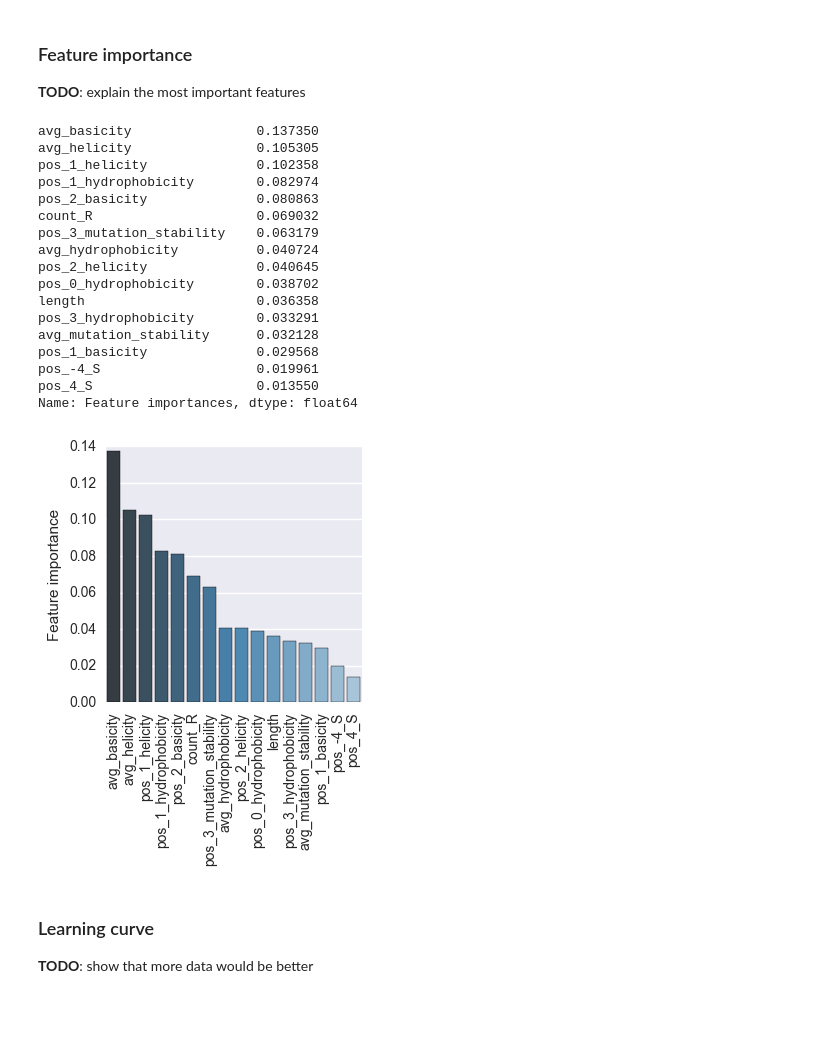
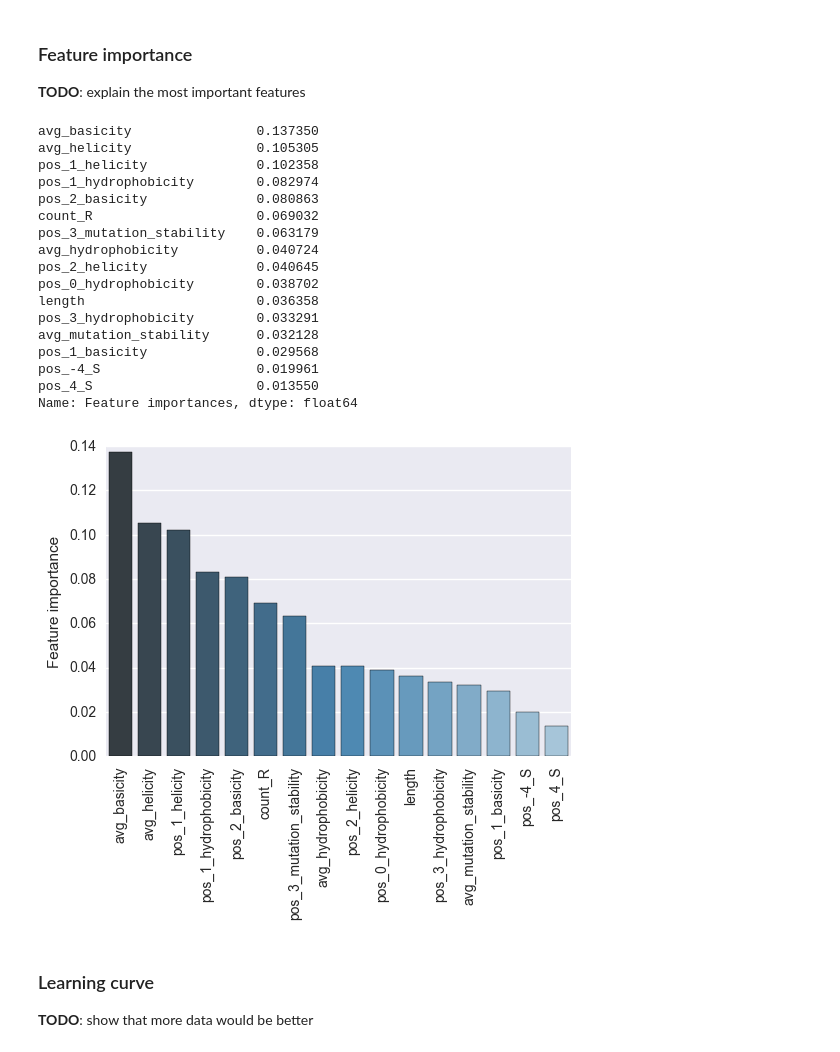
Before and after one commit to bittremieux/TCR-Classifier, a Jupyter notebook: tcr_classifier.ipynb, the cells around one changed output. Cells and saved outputs as stored; diff of their text form; code cells hidden in the pictures; blank space fills up the shorter version.

Commit message:
Update figures v1

```diff
--- a/tcr_classifier.ipynb
+++ b/tcr_classifier.ipynb
@@ -398,33 +425,32 @@ significant_features = feat_import_s[feat_import_s > 0.01].sort_values(ascending
 # %%
-plt.figure(figsize=(width, height))
 
 sns.barplot(x=significant_features.index.values, y=significant_features, palette='Blues_d')
 
 plt.xticks(rotation='vertical', fontsize=10)
 plt.ylabel('Feature importance')
 
 plt.savefig('feature_importance.pdf', bbox_inches='tight', dpi=600)
 
 print(significant_features)
 # %% [output]
 avg_basicity                0.137350
 avg_helicity                0.105305
 pos_1_helicity              0.102358
 pos_1_hydrophobicity        0.082974
 pos_2_basicity              0.080863
 count_R                     0.069032
 pos_3_mutation_stability    0.063179
 avg_hydrophobicity          0.040724
 pos_2_helicity              0.040645
 pos_0_hydrophobicity        0.038702
 length                      0.036358
 pos_3_hydrophobicity        0.033291
 avg_mutation_stability      0.032128
 pos_1_basicity              0.029568
 pos_-4_S                    0.019961
 pos_4_S                     0.013550
 Name: Feature importances, dtype: float64
-[figure, old version]
+[figure, new version]
 # %% [markdown]
 ### Learning curve
 
```
Also changed, not shown: parts of 6 cells of this notebook.
